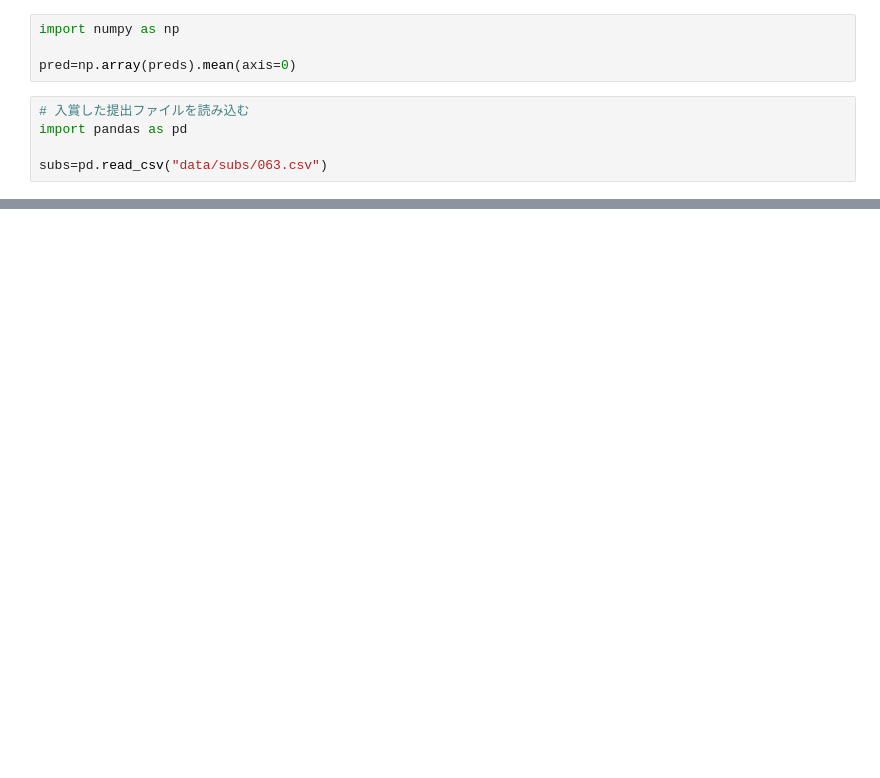
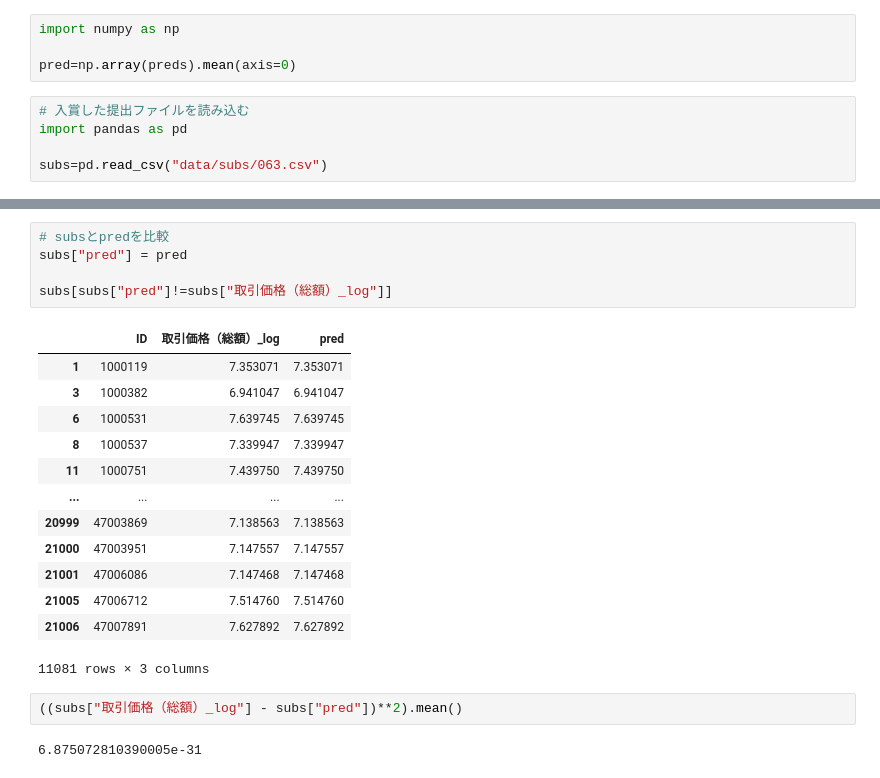
Before and after one commit to habroptilus/ds-monorepo, a Jupyter notebook: projects/house_price/submit.ipynb, the cells around one changed output, grey strips where cells are left out. Drawn from its saved outputs; the diff is of its cells as text; blank space fills up the shorter version.

```diff
--- a/projects/house_price/submit.ipynb
+++ b/projects/house_price/submit.ipynb
@@ -82,0 +85,23 @@ subs=pd.read_csv("data/subs/063.csv")
+# %%
+# subsとpredを比較
+subs["pred"] = pred
+
+subs[subs["pred"]!=subs["取引価格（総額）_log"]]
+# %% [output]
+|  | ID | 取引価格（総額）_log | pred |
+| 1 | 1000119 | 7.353071 | 7.353071 |
+| 3 | 1000382 | 6.941047 | 6.941047 |
+| 6 | 1000531 | 7.639745 | 7.639745 |
+| 8 | 1000537 | 7.339947 | 7.339947 |
+| 11 | 1000751 | 7.439750 | 7.439750 |
+| ... | ... | ... | ... |
+| 20999 | 47003869 | 7.138563 | 7.138563 |
+| 21000 | 47003951 | 7.147557 | 7.147557 |
+| 21001 | 47006086 | 7.147468 | 7.147468 |
+| 21005 | 47006712 | 7.514760 | 7.514760 |
+| 21006 | 47007891 | 7.627892 | 7.627892 |
+11081 rows × 3 columns
+# %%
+((subs["取引価格（総額）_log"] - subs["pred"])**2).mean()
+# %% [output]
+6.875072810390005e-31
```
Also changed, not shown: parts of 2 cells of this notebook, 1 other file.
